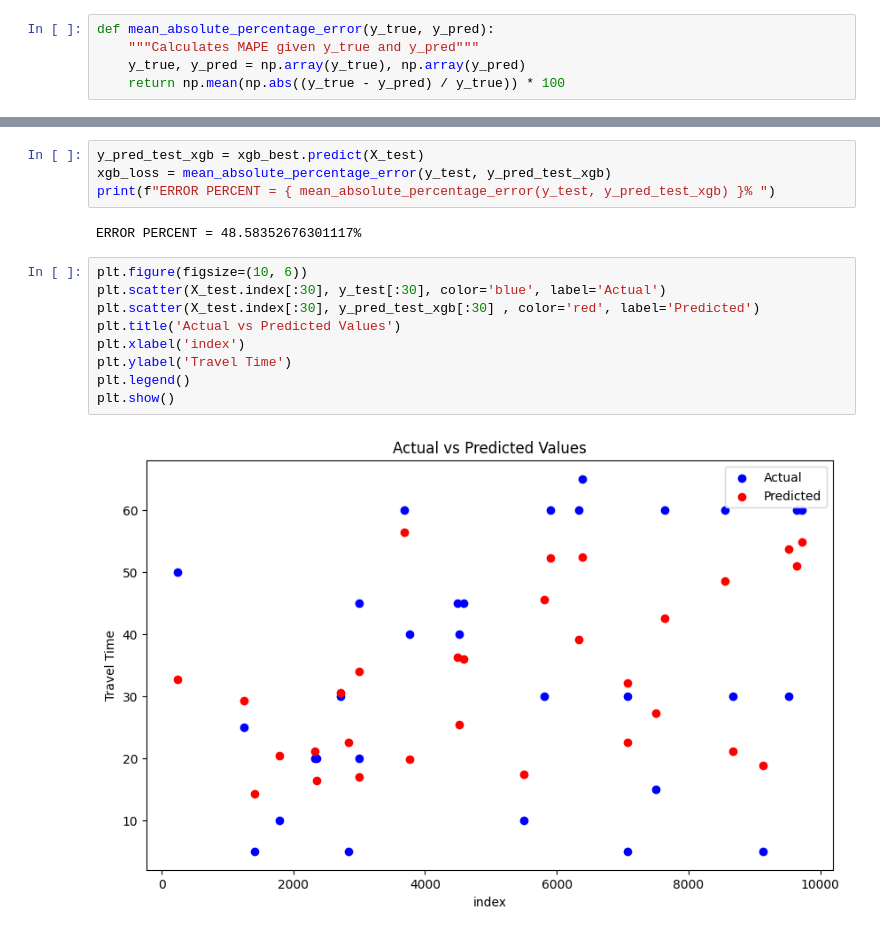
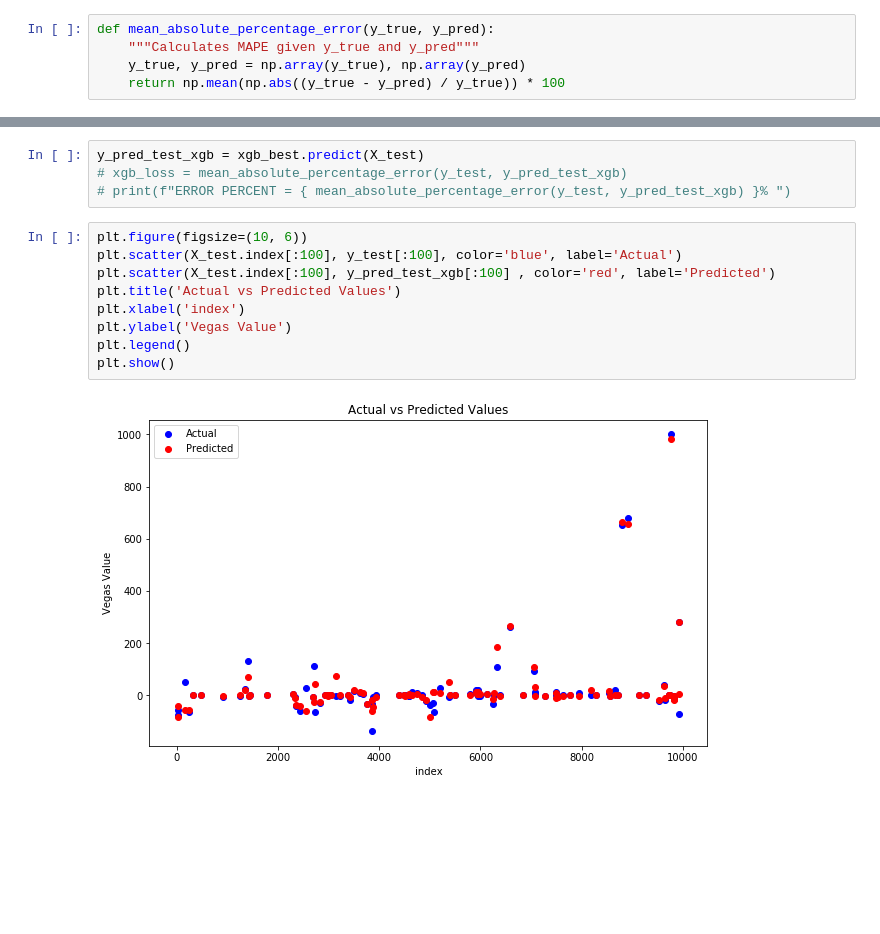
Before and after one commit to Owenliu50377/UBS-Contest, a Jupyter notebook: Models/XGBoosting+Optuna.ipynb, the cells around one changed output, grey strips where cells are left out. Cells and saved outputs as stored; diff of their text form; blank space fills up the shorter version.

```diff
--- a/Models/XGBoosting+Optuna.ipynb
+++ b/Models/XGBoosting+Optuna.ipynb
@@ -184,17 +176,15 @@ KeyboardInterrupt:
 # %%
 y_pred_test_xgb = xgb_best.predict(X_test)
-xgb_loss = mean_absolute_percentage_error(y_test, y_pred_test_xgb)
-print(f"ERROR PERCENT = { mean_absolute_percentage_error(y_test, y_pred_test_xgb) }% ")
+# xgb_loss = mean_absolute_percentage_error(y_test, y_pred_test_xgb)
+# print(f"ERROR PERCENT = { mean_absolute_percentage_error(y_test, y_pred_test_xgb) }% ")
-# %% [output]
-ERROR PERCENT = 48.58352676301117%
 # %%
 plt.figure(figsize=(10, 6))
-plt.scatter(X_test.index[:30], y_test[:30], color='blue', label='Actual')
-plt.scatter(X_test.index[:30], y_pred_test_xgb[:30] , color='red', label='Predicted')
+plt.scatter(X_test.index[:100], y_test[:100], color='blue', label='Actual')
+plt.scatter(X_test.index[:100], y_pred_test_xgb[:100] , color='red', label='Predicted')
 plt.title('Actual vs Predicted Values')
 plt.xlabel('index')
-plt.ylabel('Travel Time')
+plt.ylabel('Vegas Value')
 plt.legend()
 plt.show()
 # %% [output]
-[figure, old version]
+[figure, new version]
```
Also changed, not shown: parts of 3 cells of this notebook, 2 other files.
